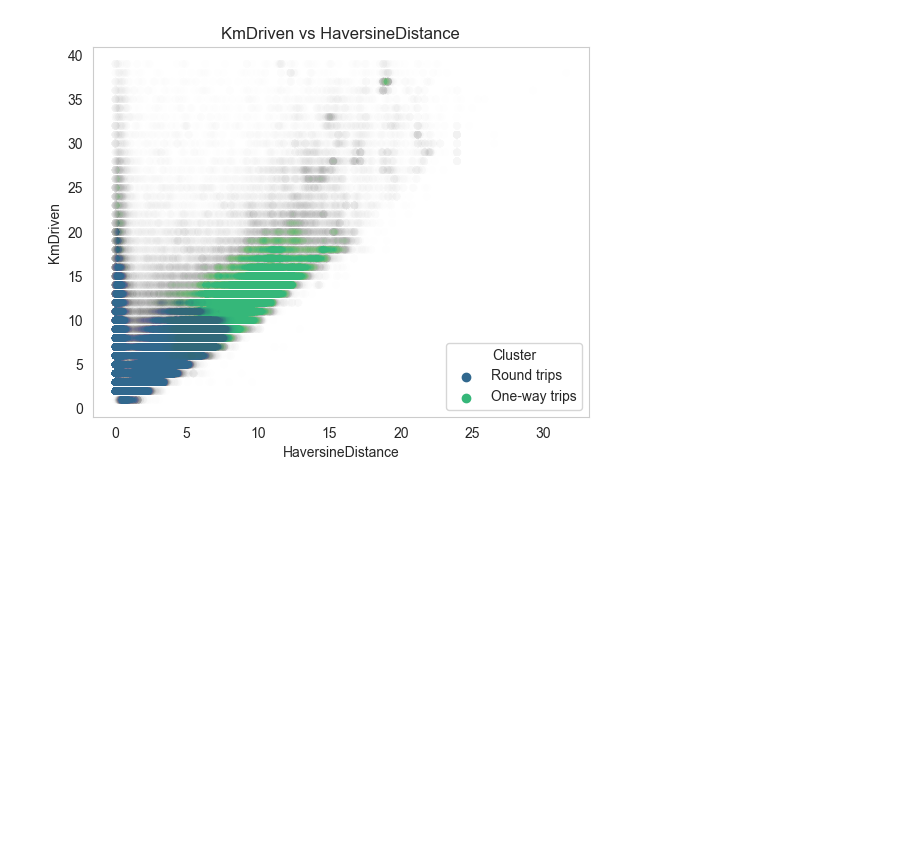
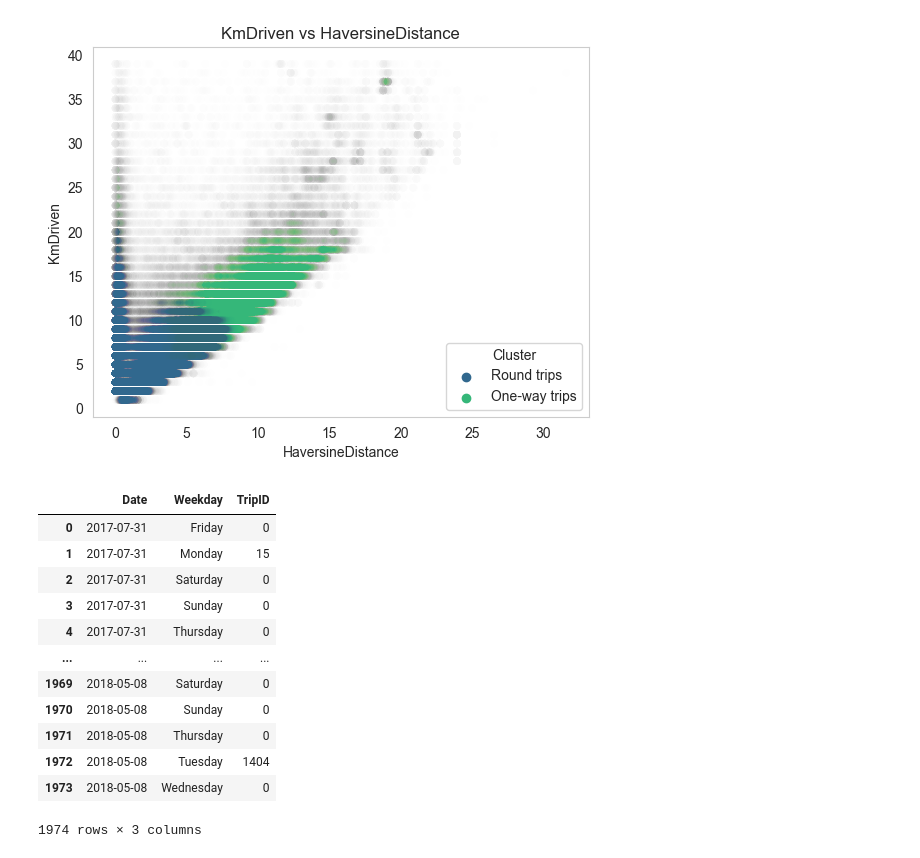
Before and after one commit to mihainipomici/multimodal_public_transport_copenhagen, a Jupyter notebook: notebooks/EDA_final.ipynb, the cells around one changed output. Drawn from its saved outputs; the diff is of its cells as text; code cells hidden in the pictures; blank space fills up the shorter version.

```diff
--- a/notebooks/EDA_final.ipynb
+++ b/notebooks/EDA_final.ipynb
@@ -1237,3 +1234,20 @@ plt.title('KmDriven vs HaversineDistance')
 plt.show()
 # %% [output]
 [figure]
+# %%
+sn_processing.groupby(['Date','Weekday'])['TripID'].count().reset_index()
+    # .groupby(['Weekday','StartHour'])['TripID'].mean().reset_index()
+# %% [output]
+|  | Date | Weekday | TripID |
+| 0 | 2017-07-31 | Friday | 0 |
+| 1 | 2017-07-31 | Monday | 15 |
+| 2 | 2017-07-31 | Saturday | 0 |
+| 3 | 2017-07-31 | Sunday | 0 |
+| 4 | 2017-07-31 | Thursday | 0 |
+| ... | ... | ... | ... |
+| 1969 | 2018-05-08 | Saturday | 0 |
+| 1970 | 2018-05-08 | Sunday | 0 |
+| 1971 | 2018-05-08 | Thursday | 0 |
+| 1972 | 2018-05-08 | Tuesday | 1404 |
+| 1973 | 2018-05-08 | Wednesday | 0 |
+1974 rows × 3 columns
```
Also changed, not shown: parts of 2 cells of this notebook, 2 other files.
